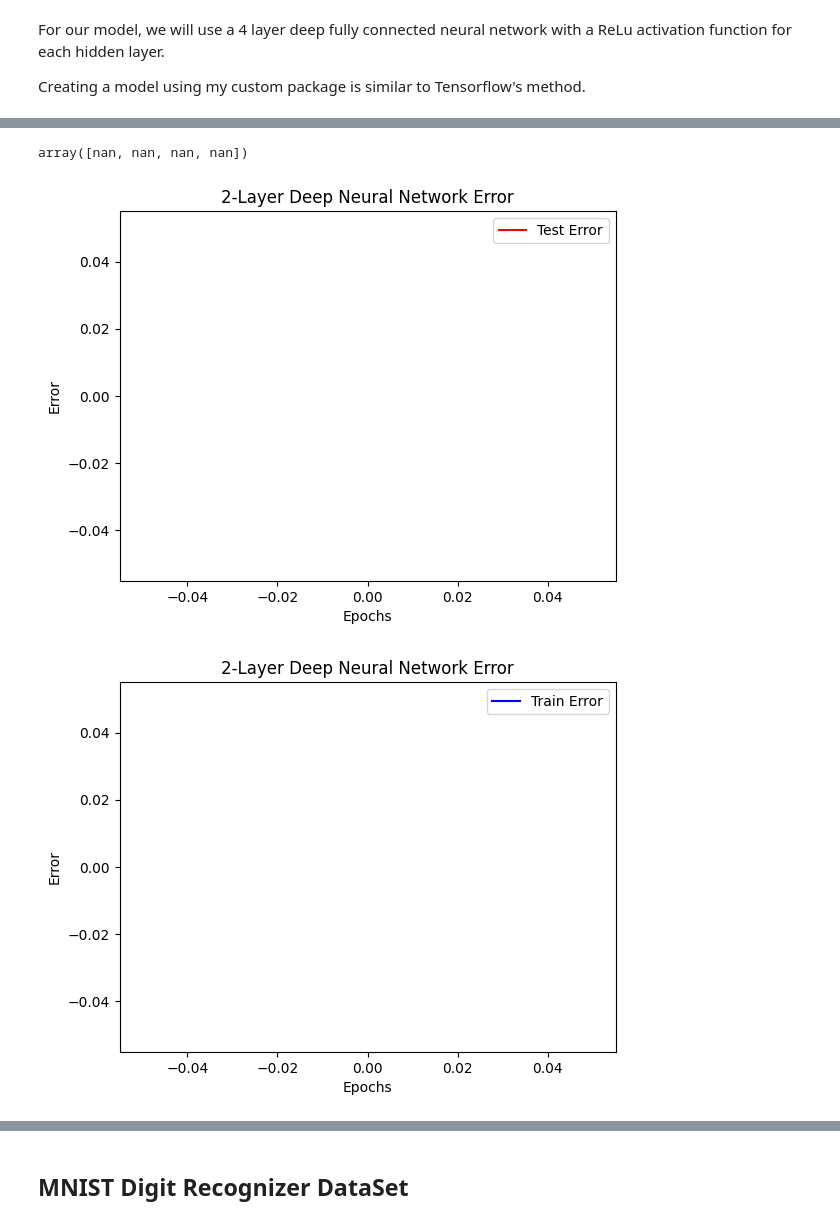
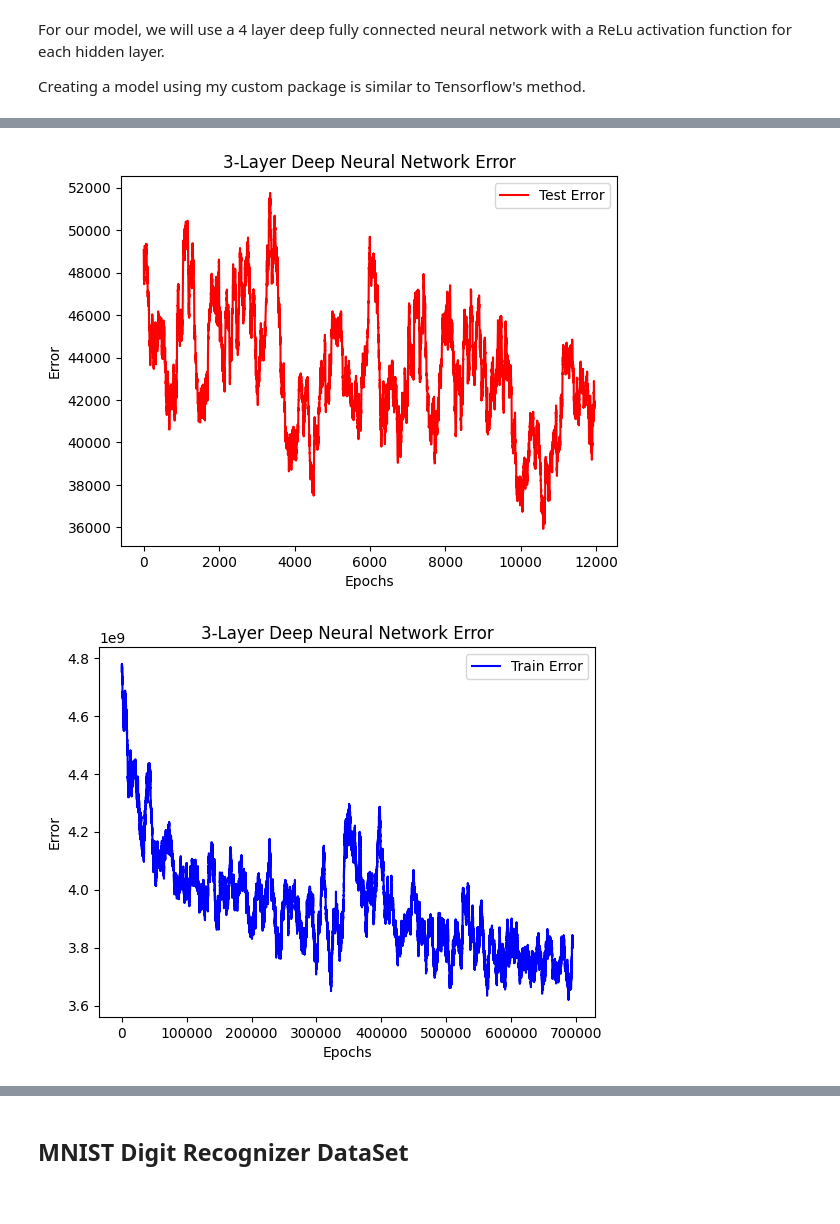
Before and after one commit to jtang25/NeuralNetwork, a Jupyter notebook: notebook.ipynb, the cells around one changed output, grey strips where cells are left out. Saved outputs shown, nothing was run; the diff lists cells and outputs as text; code cells hidden in the pictures.

```diff
--- a/notebook.ipynb
+++ b/notebook.ipynb
@@ -166,16 +186,19 @@ Output Shape: 1
 # %%
-long_test_err = []
-long_train_err = []
+# long_test_err = []
+# long_train_err = []
 
-for x in range(1):
-    # train_X, train_y, test_X, test_y = shuffle_scale(housing_data, 0.3)
-    train_err = my_model.fit(housing_data.drop("median_house_value", axis=1).values, housing_data["median_house_value"].values, epochs=1, learning_rate=0.001)
-    test_err = []
-    for i in range(len(test_X)):
-        pred = my_model.forward_pass(test_X[i])
-        test_err.append(abs(pred - test_y[i]))
-    long_test_err += test_err
-    long_train_err += train_err
+# tf_err = []
+
+train_X, train_y, test_X, test_y = shuffle_scale(housing_data, 0.3)
+train_err = my_model.fit(train_X, train_y, epochs=25, learning_rate=0.000000002)
+# tf_err.append(model.fit(train_X, train_y, epochs=5, batch_size=32, verbose=0))
+test_err = []
+for i in range(len(test_X)):
+    pred = my_model.forward_pass(test_X[i])
+    test_err.append(abs(pred - test_y[i]))
+long_test_err += test_err
+long_train_err += train_err
+
 plt.scatter(range(len(long_test_err)), long_test_err, s=1)
 plt.xlabel("Iterations")
 plt.ylabel("Absolute Error")
@@ -186,25 +228,21 @@ NameError: name 'my_model' is not defined
-# %%
-my_model.get_Layers()[1].get_neurons()[0].get_weights()
-# %% [output]
-array([nan, nan, nan, nan])
 # %%
-mv_train_err = np.convolve(long_train_err, np.ones(1000)/1000, mode='valid')
+mv_train_err = np.convolve(long_train_err, np.ones(10000)/10000, mode='valid')
 
 
-mv_test_err = np.convolve([x[0] for x in long_test_err], np.ones(1000)/1000, mode='valid')
+mv_test_err = np.convolve([x[0] for x in long_test_err], np.ones(300)/300, mode='valid')
 
 plt.plot(mv_test_err, label="Test Error", color="red")
 plt.xlabel("Epochs")
 plt.ylabel("Error")
 plt.legend()
 plt.title("{layers}-Layer Deep Neural Network Error".format(layers=len(my_model.get_Layers())))
 plt.show()
-plt.plot(mv_train_err, label="Train Error", color="blue")
+plt.plot(mv_train_err[10000:], label="Train Error", color="blue")
 plt.xlabel("Epochs")
 plt.ylabel("Error")
 plt.legend()
 plt.title("{layers}-Layer Deep Neural Network Error".format(layers=len(my_model.get_Layers())))
 plt.show()
 # %% [output]
-[figure, old version]
+[figure, new version]
-[figure, old version]
+[figure, new version]
```
Also changed, not shown: parts of 15 cells of this notebook, 5 other files.
